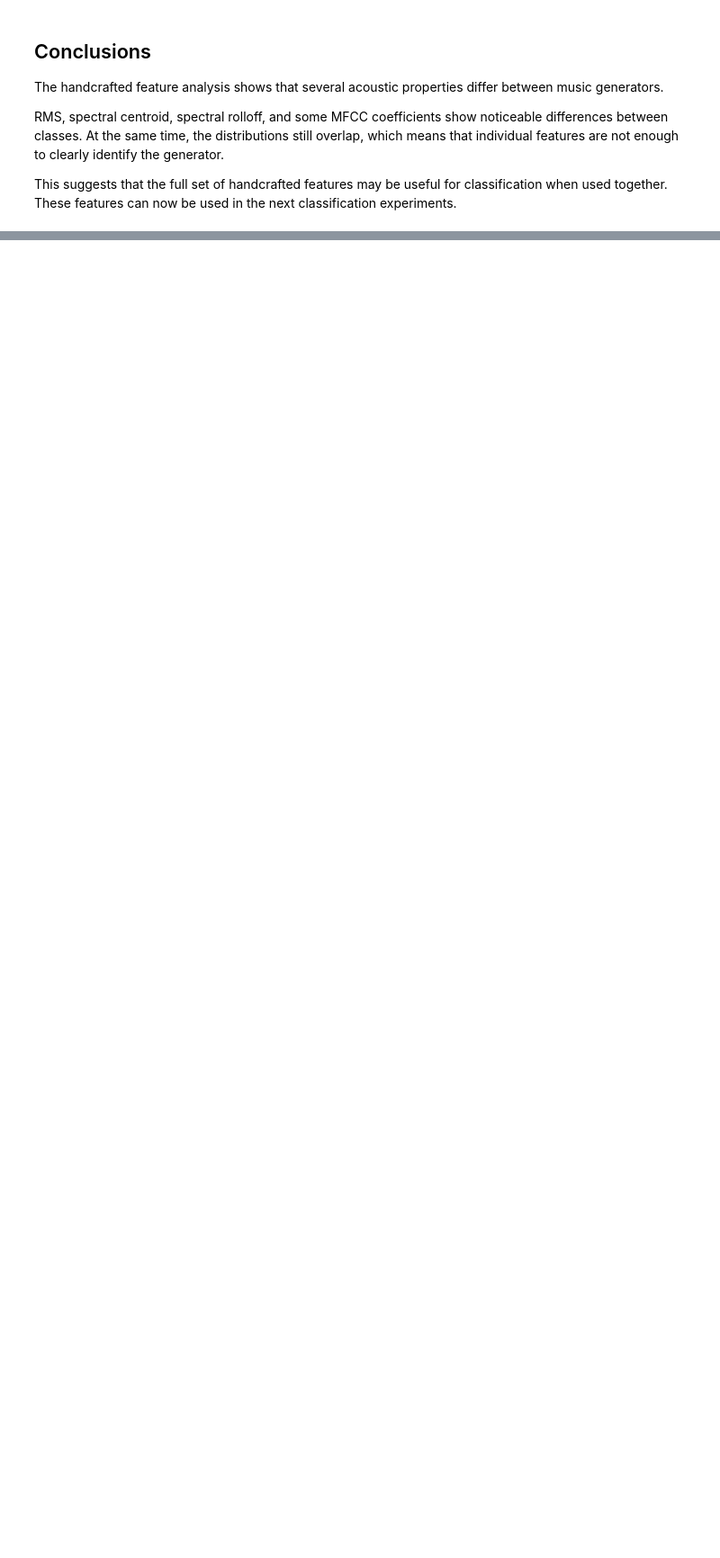
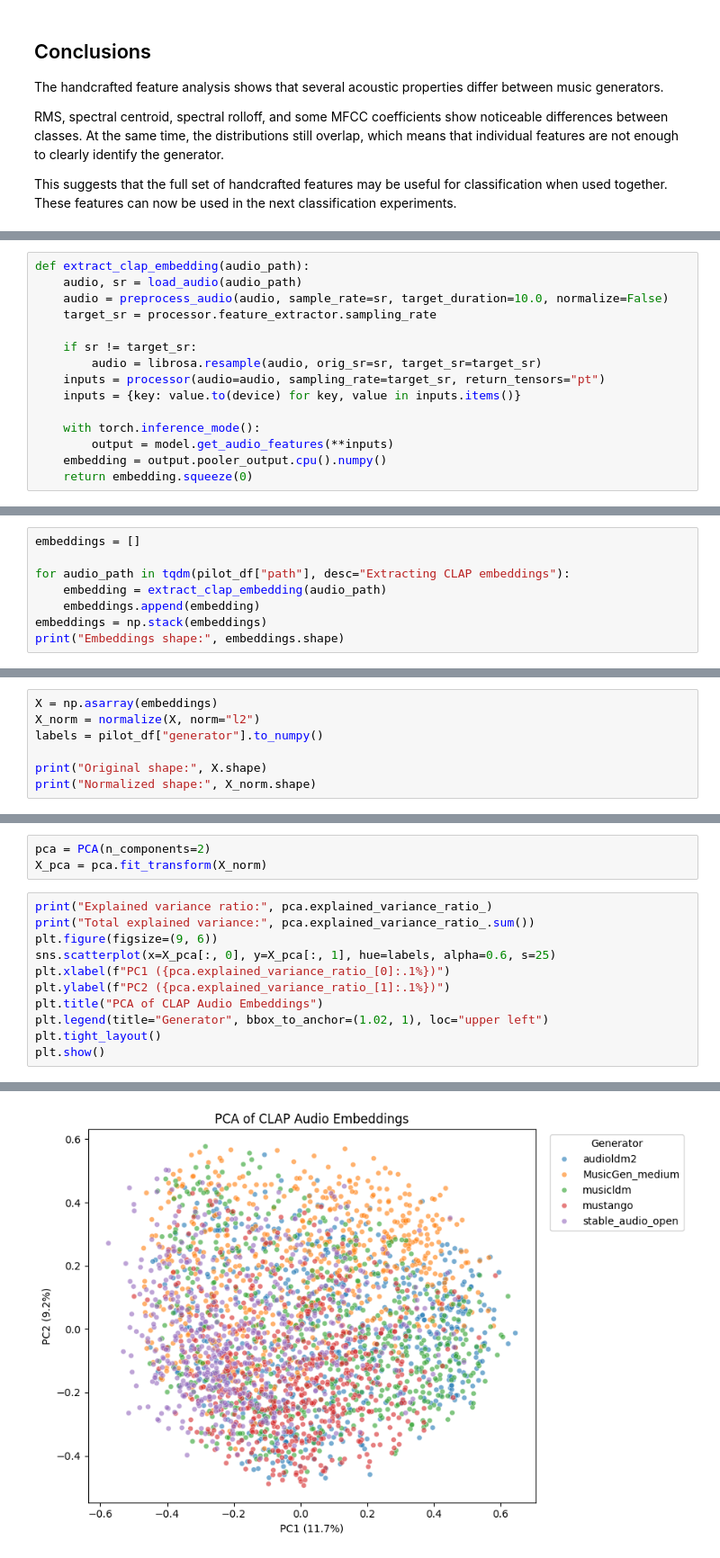
Before and after one commit to Olenadovb/AI-vs-Original-Music-Classification, a Jupyter notebook: notebooks/02-handcrafted-features.ipynb, the cells around one changed output, grey strips where cells are left out. Shown at 90% size. Drawn from its saved outputs; the diff is of its cells as text; blank space fills up the shorter version.

Commit message:
Add audion embedings generation with their analysis

```diff
--- a/notebooks/02-handcrafted-features.ipynb
+++ b/notebooks/02-handcrafted-features.ipynb
@@ -446,0 +485,15 @@ This suggests that the full set of handcrafted features may be useful for classi
+# %%
+def extract_clap_embedding(audio_path):
+    audio, sr = load_audio(audio_path)
+    audio = preprocess_audio(audio, sample_rate=sr, target_duration=10.0, normalize=False)
+    target_sr = processor.feature_extractor.sampling_rate
+
+    if sr != target_sr:
+        audio = librosa.resample(audio, orig_sr=sr, target_sr=target_sr)
+    inputs = processor(audio=audio, sampling_rate=target_sr, return_tensors="pt")
+    inputs = {key: value.to(device) for key, value in inputs.items()}
+
+    with torch.inference_mode():
+        output = model.get_audio_features(**inputs)
+    embedding = output.pooler_output.cpu().numpy()
+    return embedding.squeeze(0)
@@ -446,0 +505,8 @@ This suggests that the full set of handcrafted features may be useful for classi
+# %%
+embeddings = []
+
+for audio_path in tqdm(pilot_df["path"], desc="Extracting CLAP embeddings"):
+    embedding = extract_clap_embedding(audio_path)
+    embeddings.append(embedding)
+embeddings = np.stack(embeddings)
+print("Embeddings shape:", embeddings.shape)
@@ -446,0 +537,7 @@ This suggests that the full set of handcrafted features may be useful for classi
+# %%
+X = np.asarray(embeddings)
+X_norm = normalize(X, norm="l2")
+labels = pilot_df["generator"].to_numpy()
+
+print("Original shape:", X.shape)
+print("Normalized shape:", X_norm.shape)
@@ -446,0 +549,15 @@ This suggests that the full set of handcrafted features may be useful for classi
+# %%
+pca = PCA(n_components=2)
+X_pca = pca.fit_transform(X_norm)
+# %%
+print("Explained variance ratio:", pca.explained_variance_ratio_)
+print("Total explained variance:", pca.explained_variance_ratio_.sum())
+plt.figure(figsize=(9, 6))
+sns.scatterplot(x=X_pca[:, 0], y=X_pca[:, 1], hue=labels, alpha=0.6, s=25)
+plt.xlabel(f"PC1 ({pca.explained_variance_ratio_[0]:.1%})")
+plt.ylabel(f"PC2 ({pca.explained_variance_ratio_[1]:.1%})")
+plt.title("PCA of CLAP Audio Embeddings")
+plt.legend(title="Generator", bbox_to_anchor=(1.02, 1), loc="upper left")
+plt.tight_layout()
+plt.show()
+# %% [output]
@@ -446,0 +566 @@ This suggests that the full set of handcrafted features may be useful for classi
+[figure, added]
```
Also changed, not shown: parts of 24 cells of this notebook, 1 other file.
